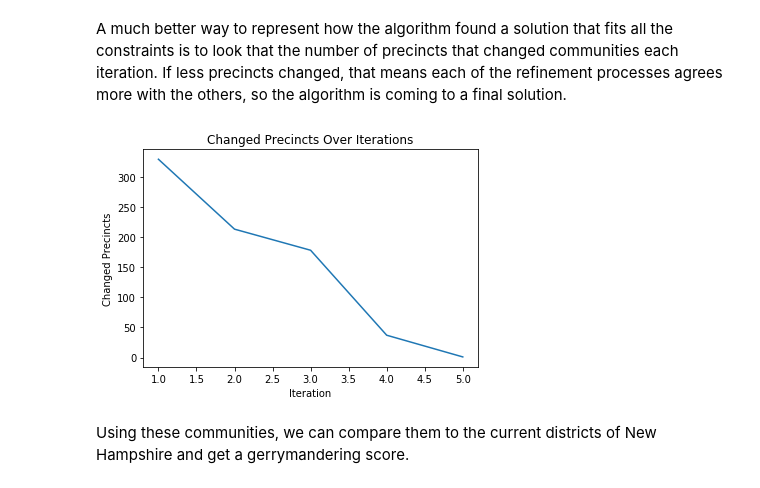
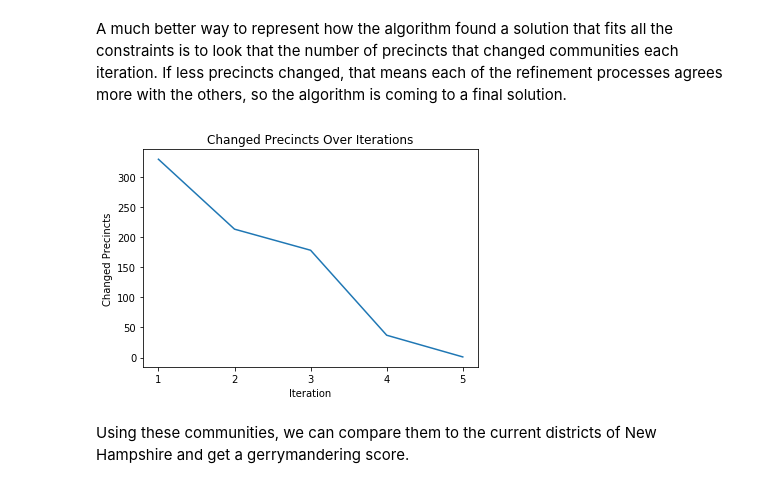
Before and after one commit to hacking-the-election/gerrymandering, a Jupyter notebook: notebooks/QuantifyingGerrymandering.ipynb, the cells around one changed output. Saved outputs shown, nothing was run; the diff lists cells and outputs as text; code cells hidden in the pictures.

```diff
--- a/notebooks/QuantifyingGerrymandering.ipynb
+++ b/notebooks/QuantifyingGerrymandering.ipynb
@@ -152,20 +152,20 @@ A much better way to represent how the algorithm found a solution that fits all
 # %%
 X = list(range(1, len(changed_precincts) + 2))
 # The first iteration is the initial guess,
 # which can be said to have changed every precinct in the state.
 Y = [sum(len(c.precincts) for c in community_stages[0])] \
   + [sum([len(refinement) for refinement in iteration])
      for iteration in changed_precincts]
 
 fig2 = plt.figure(2)
 ax2 = fig2.add_subplot(111)
 ax2.set_title("Changed Precincts Over Iterations")
 ax2.set_xlabel("Iteration")
 ax2.set_ylabel("Changed Precincts")
-ax1.xaxis.set_ticks(range(1, len(changed_precincts) + 2))
+ax2.xaxis.set_ticks(range(1, len(changed_precincts) + 2))
 line, = ax2.plot(X, Y)
 # %% [output]
-[figure, old version]
+[figure, new version]
 # %% [markdown]
 Using these communities, we can compare them to the current districts of New Hampshire and get a gerrymandering score.
 # %%
```
Also changed, not shown: parts of 4 cells of this notebook.
